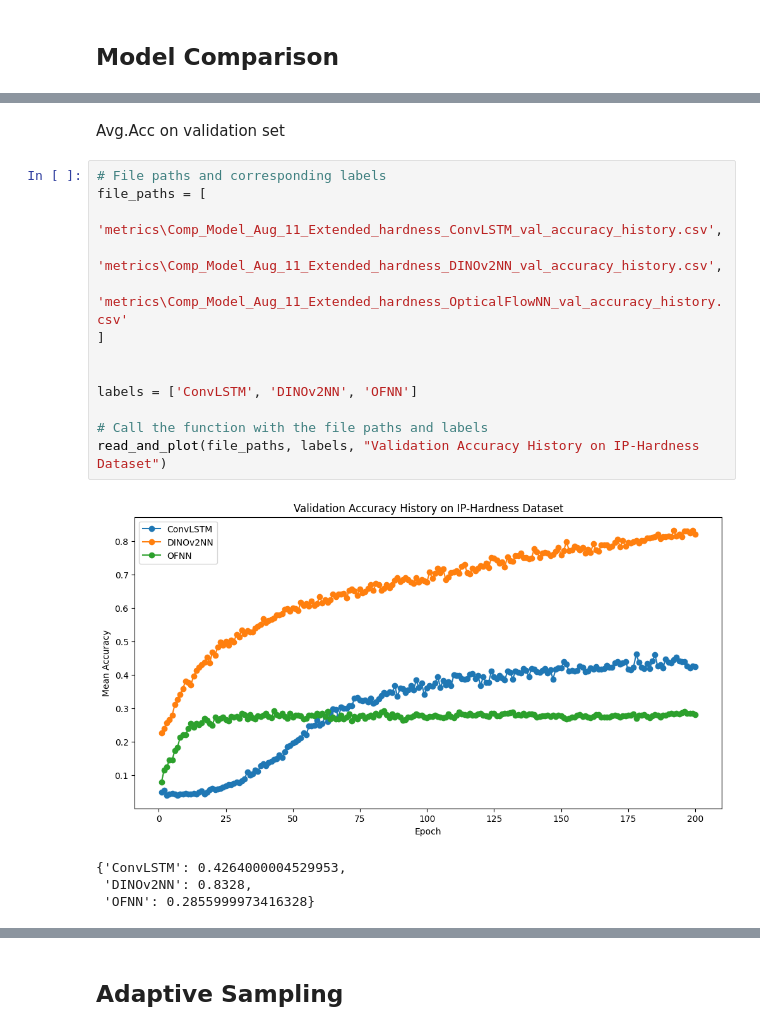
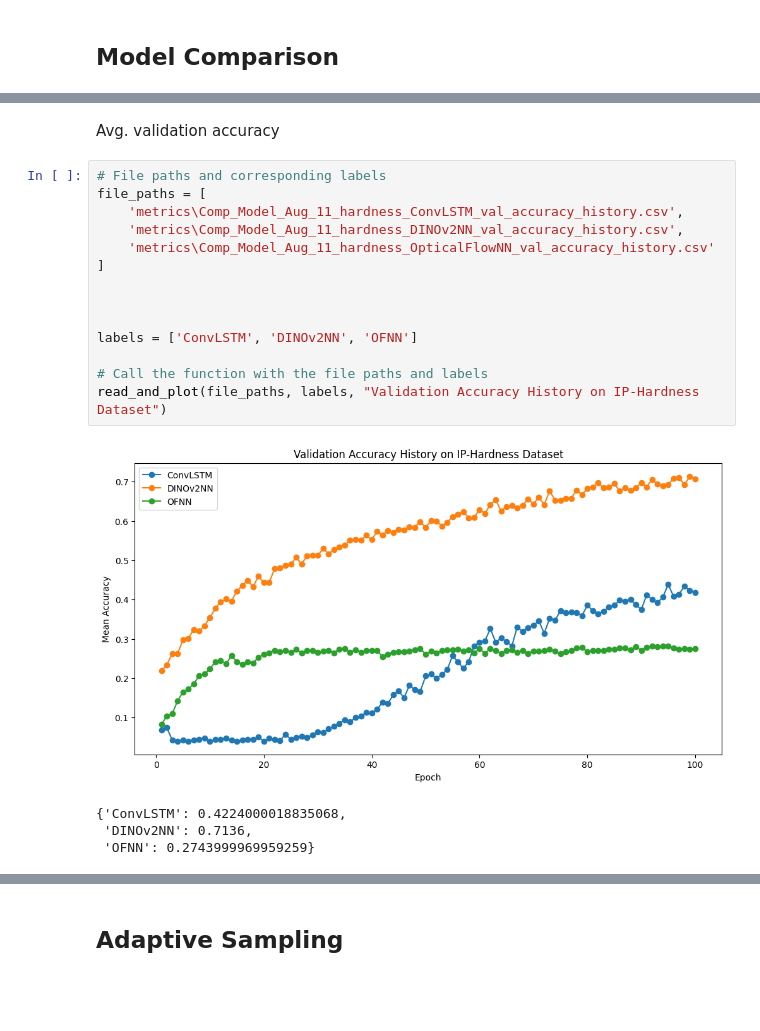
Before and after one commit to alapkshirsagar/active-tactile-hardness-classification, a Jupyter notebook: hardness_classification/visualize.ipynb, the cells around one changed output, grey strips where cells are left out. Saved outputs shown, nothing was run; the diff lists cells and outputs as text; blank space fills up the shorter version.

Commit message:
Data Visualization Update

```diff
--- a/hardness_classification/visualize.ipynb
+++ b/hardness_classification/visualize.ipynb
@@ -58,20 +64,21 @@ read_and_plot(file_paths, labels, "Training Accuracy History on IP-Hardness Data
 # %% [markdown]
-Avg.Acc on validation set
+Avg. validation accuracy
 # %%
 # File paths and corresponding labels
 file_paths = [
-    'metrics\Comp_Model_Aug_11_Extended_hardness_ConvLSTM_val_accuracy_history.csv',
-    'metrics\Comp_Model_Aug_11_Extended_hardness_DINOv2NN_val_accuracy_history.csv',
-    'metrics\Comp_Model_Aug_11_Extended_hardness_OpticalFlowNN_val_accuracy_history.csv'
+    'metrics\Comp_Model_Aug_11_hardness_ConvLSTM_val_accuracy_history.csv',
+    'metrics\Comp_Model_Aug_11_hardness_DINOv2NN_val_accuracy_history.csv',
+    'metrics\Comp_Model_Aug_11_hardness_OpticalFlowNN_val_accuracy_history.csv'
 ]
+
 
 
 labels = ['ConvLSTM', 'DINOv2NN', 'OFNN']
 
 # Call the function with the file paths and labels
 read_and_plot(file_paths, labels, "Validation Accuracy History on IP-Hardness Dataset")
 # %% [output]
-[figure, old version]
+[figure, new version]
-{'ConvLSTM': 0.4264000004529953,
- 'DINOv2NN': 0.8328,
- 'OFNN': 0.2855999973416328}
+{'ConvLSTM': 0.4224000018835068,
+ 'DINOv2NN': 0.7136,
+ 'OFNN': 0.2743999969959259}
```
Also changed, not shown: parts of 8 cells of this notebook, 3 other files.
